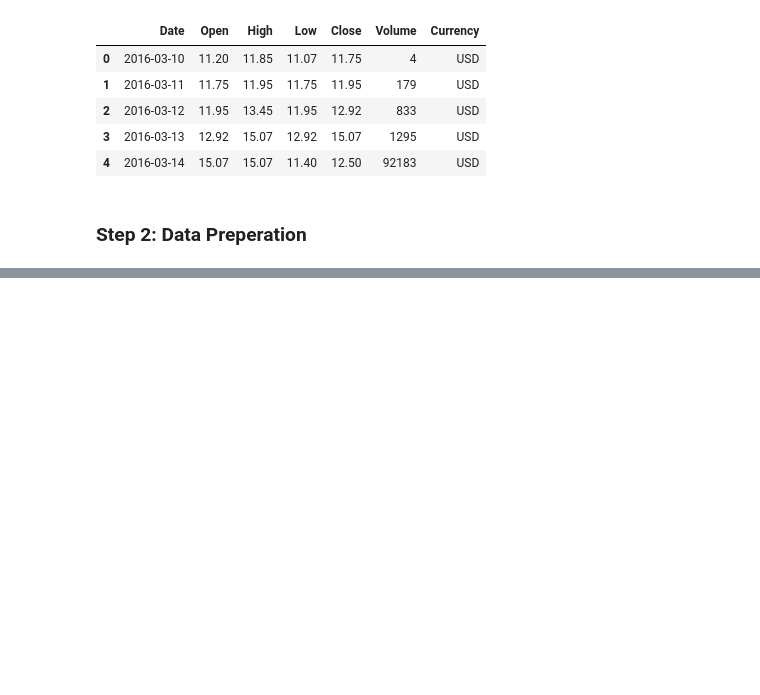
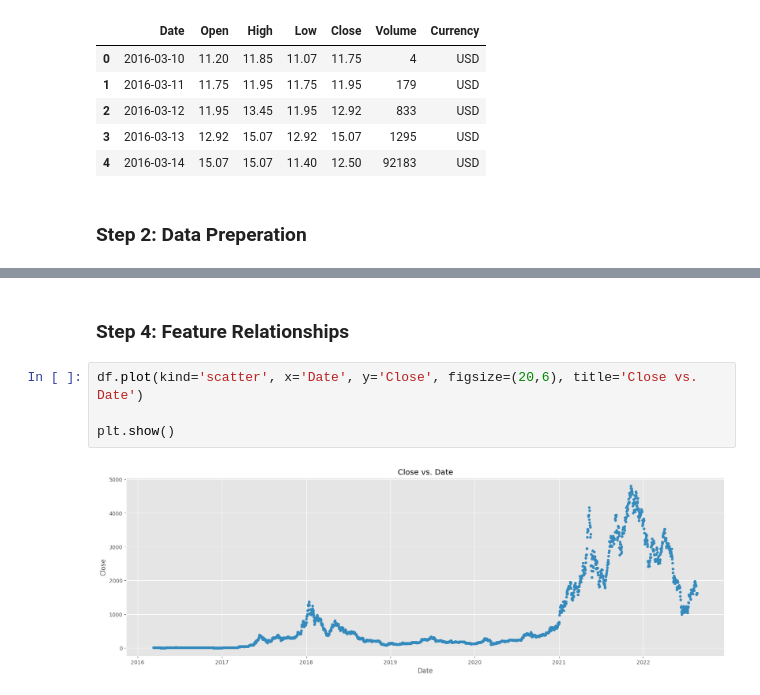
Before and after one commit to kaan4dev/cryptoAnalysis, a Jupyter notebook: coins.ipynb, the cells around one changed output, grey strips where cells are left out. Saved outputs shown, nothing was run; the diff lists cells and outputs as text; blank space fills up the shorter version.

Commit message:
featured the datas.

```diff
--- a/coins.ipynb
+++ b/coins.ipynb
@@ -55,0 +153,8 @@ df.head()
+# %% [markdown]
+### Step 4: Feature Relationships
+# %%
+df.plot(kind='scatter', x='Date', y='Close', figsize=(20,6), title='Close vs. Date')
+
+plt.show()
+# %% [output]
+[figure, added]
```
Also changed, not shown: parts of 14 cells of this notebook, 8 other files.
